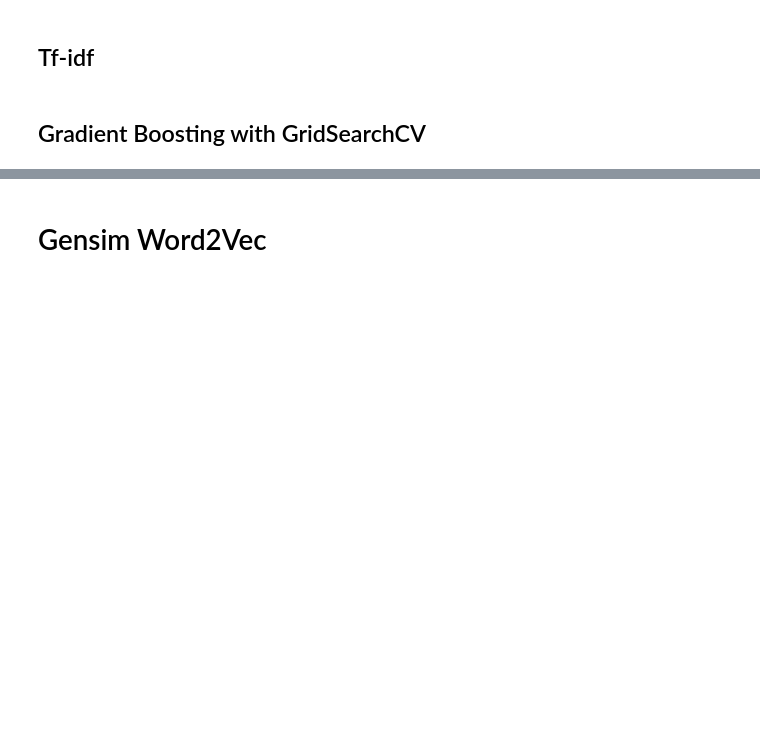
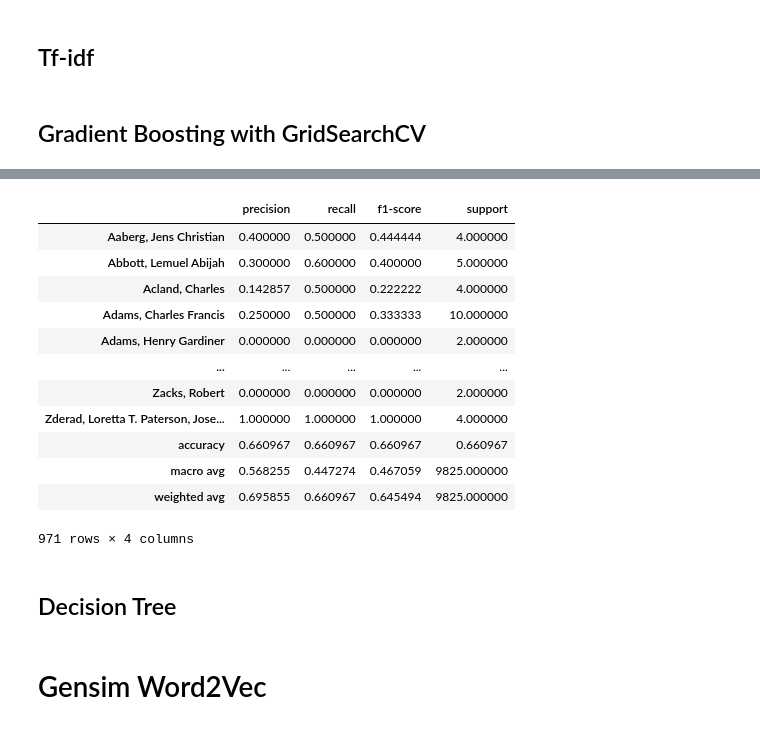
Before and after one commit to vantuan5644/MachineLearningCourse, a Jupyter notebook: AuthorClassification.ipynb, the cells around one changed output, grey strips where cells are left out. Saved outputs shown, nothing was run; the diff lists cells and outputs as text; code cells hidden in the pictures; blank space fills up the shorter version.

```diff
--- a/AuthorClassification.ipynb
+++ b/AuthorClassification.ipynb
@@ -625,0 +703,14 @@ clf = GridSearchCV(GradientBoostingClassifier(), param_grid)
+# %%
+X_train = training_set['string']
+y_train = training_set['label']
+# %%
+# Create pipeline using Bag of Words
+
+pipe = Pipeline([("cleaner", predictors()),
+                 ('vectorizer', bow_vector),
+                 ('classifier', clf)],
+                memory='./',
+                verbose=True)
+
+# model generation
+pipe.fit(X_train, y_train)
@@ -625,0 +746,27 @@ clf = GridSearchCV(GradientBoostingClassifier(), param_grid)
+# %%
+X_test, y_test = test_set['string'], test_set['label']
+y_pred = pipe.predict(X_test)
+# %%
+classification_report = pd.DataFrame(classification_report(y_test, y_pred, output_dict=True)).T
+classification_report.to_csv('classification_report_random_forest.csv', index=False)
+
+from google.colab import files
+files.download('classification_report_random_forest.csv')
+# %%
+classification_report
+# %% [output]
+|  | precision | recall | f1-score | support |
+| Aaberg, Jens Christian | 0.400000 | 0.500000 | 0.444444 | 4.000000 |
+| Abbott, Lemuel Abijah | 0.300000 | 0.600000 | 0.400000 | 5.000000 |
+| Acland, Charles | 0.142857 | 0.500000 | 0.222222 | 4.000000 |
+| Adams, Charles Francis | 0.250000 | 0.500000 | 0.333333 | 10.000000 |
+| Adams, Henry Gardiner | 0.000000 | 0.000000 | 0.000000 | 2.000000 |
+| ... | ... | ... | ... | ... |
+| Zacks, Robert | 0.000000 | 0.000000 | 0.000000 | 2.000000 |
+| Zderad, Loretta T. Paterson, Jose... | 1.000000 | 1.000000 | 1.000000 | 4.000000 |
+| accuracy | 0.660967 | 0.660967 | 0.660967 | 0.660967 |
+| macro avg | 0.568255 | 0.447274 | 0.467059 | 9825.000000 |
+| weighted avg | 0.695855 | 0.660967 | 0.645494 | 9825.000000 |
+971 rows × 4 columns
+# %% [markdown]
+## Decision Tree
```
Also changed, not shown: parts of 22 cells of this notebook.
